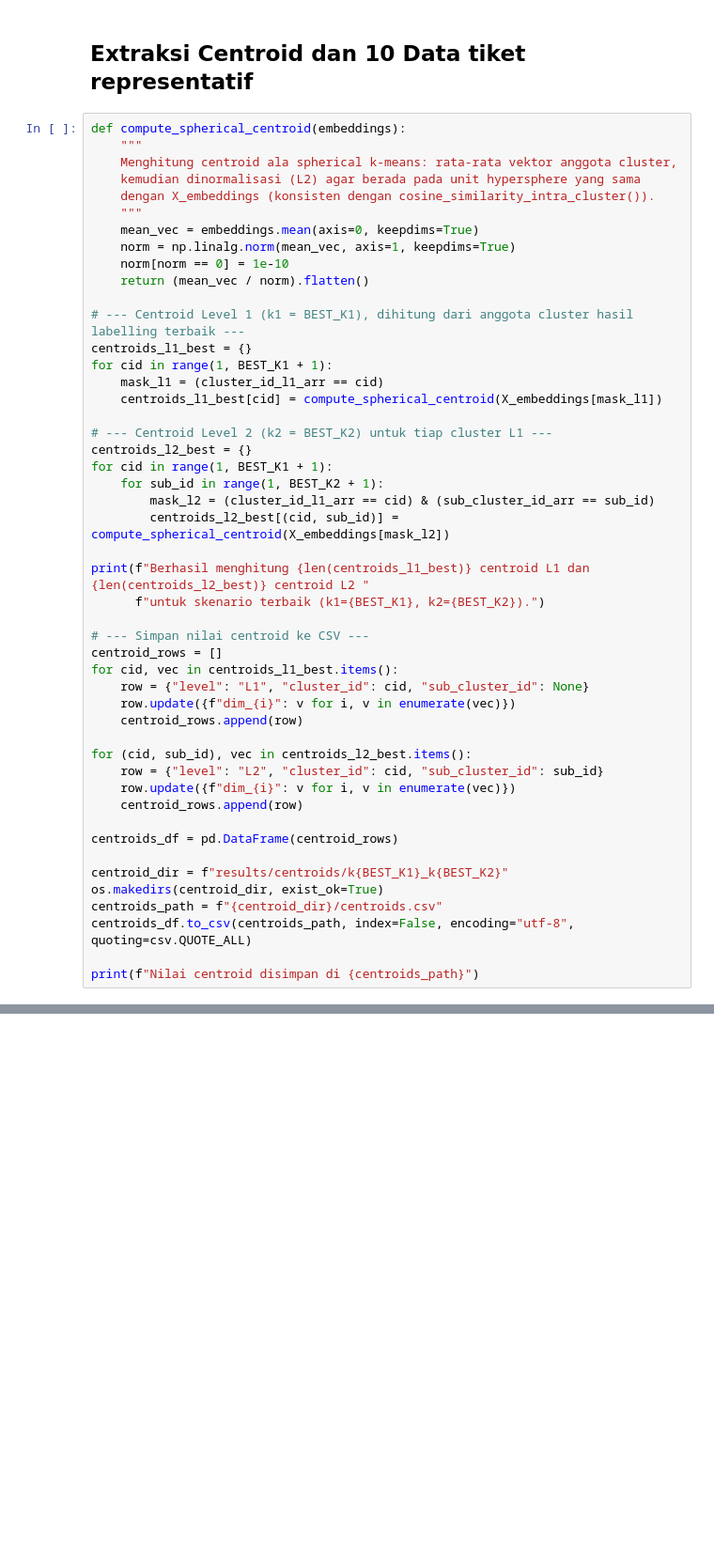
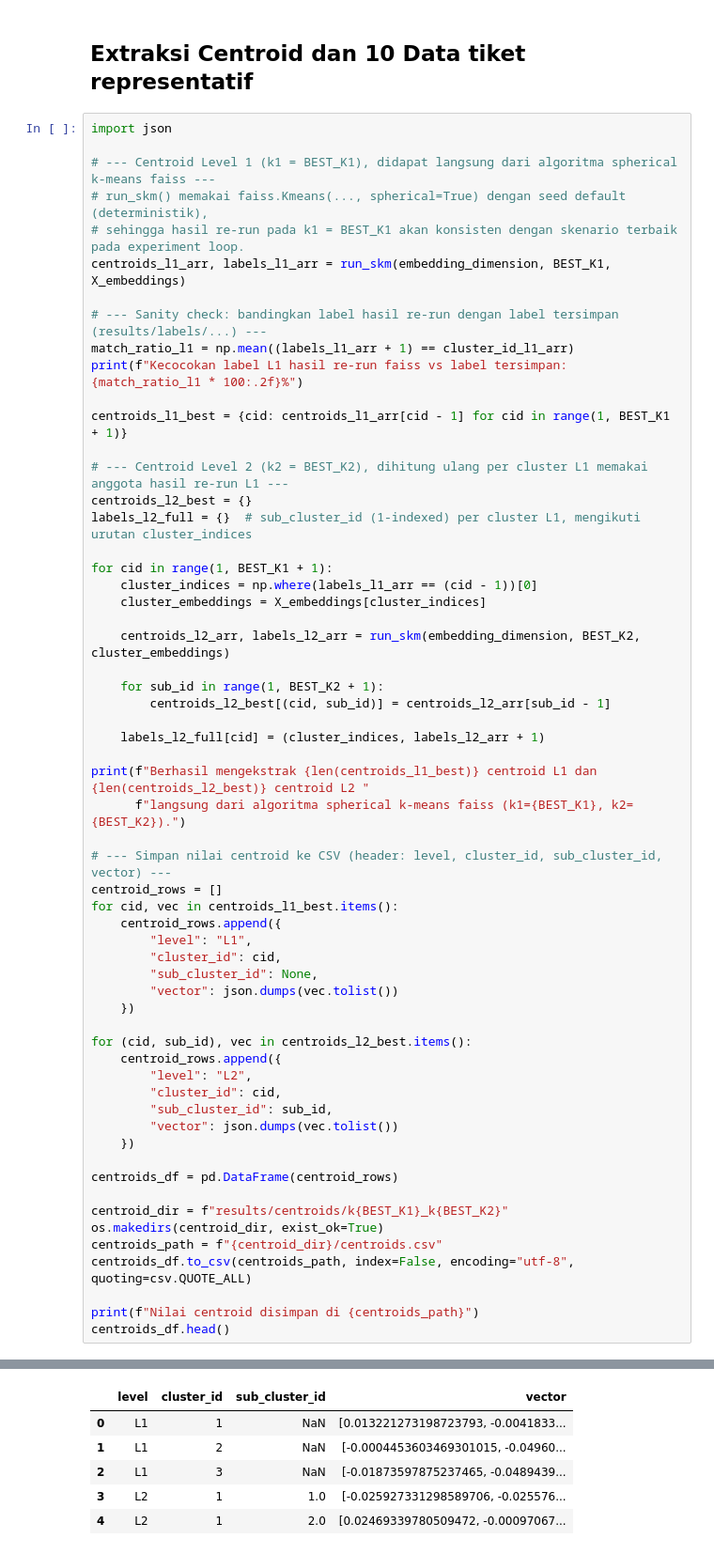
Before and after one commit to septyanagstn/clustering_indosbert_recursive_spherical_k-means, a Jupyter notebook: clustering.ipynb, the cells around one changed output, grey strips where cells are left out. Shown at 94% size. Drawn from its saved outputs; the diff is of its cells as text; blank space fills up the shorter version.

```diff
--- a/clustering.ipynb
+++ b/clustering.ipynb
@@ -469,44 +456,54 @@ Visualisasi t-SNE disimpan di results/tsne/k3_k2_tsne.png
 # %% [markdown]
 ## Extraksi Centroid dan 10 Data tiket representatif
 # %%
-def compute_spherical_centroid(embeddings):
-    """
-    Menghitung centroid ala spherical k-means: rata-rata vektor anggota cluster,
-    kemudian dinormalisasi (L2) agar berada pada unit hypersphere yang sama
-    dengan X_embeddings (konsisten dengan cosine_similarity_intra_cluster()).
-    """
-    mean_vec = embeddings.mean(axis=0, keepdims=True)
-    norm = np.linalg.norm(mean_vec, axis=1, keepdims=True)
-    norm[norm == 0] = 1e-10
-    return (mean_vec / norm).flatten()
+import json
 
-# --- Centroid Level 1 (k1 = BEST_K1), dihitung dari anggota cluster hasil labelling terbaik ---
-centroids_l1_best = {}
+# --- Centroid Level 1 (k1 = BEST_K1), didapat langsung dari algoritma spherical k-means faiss ---
+# run_skm() memakai faiss.Kmeans(..., spherical=True) dengan seed default (deterministik),
+# sehingga hasil re-run pada k1 = BEST_K1 akan konsisten dengan skenario terbaik pada experiment loop.
+centroids_l1_arr, labels_l1_arr = run_skm(embedding_dimension, BEST_K1, X_embeddings)
+
+# --- Sanity check: bandingkan label hasil re-run dengan label tersimpan (results/labels/...) ---
+match_ratio_l1 = np.mean((labels_l1_arr + 1) == cluster_id_l1_arr)
+print(f"Kecocokan label L1 hasil re-run faiss vs label tersimpan: {match_ratio_l1 * 100:.2f}%")
+
+centroids_l1_best = {cid: centroids_l1_arr[cid - 1] for cid in range(1, BEST_K1 + 1)}
+
+# --- Centroid Level 2 (k2 = BEST_K2), dihitung ulang per cluster L1 memakai anggota hasil re-run L1 ---
+centroids_l2_best = {}
+labels_l2_full = {}  # sub_cluster_id (1-indexed) per cluster L1, mengikuti urutan cluster_indices
+
 for cid in range(1, BEST_K1 + 1):
-    mask_l1 = (cluster_id_l1_arr == cid)
-    centroids_l1_best[cid] = compute_spherical_centroid(X_embeddings[mask_l1])
+    cluster_indices = np.where(labels_l1_arr == (cid - 1))[0]
+    cluster_embeddings = X_embeddings[cluster_indices]
 
-# --- Centroid Level 2 (k2 = BEST_K2) untuk tiap cluster L1 ---
-centroids_l2_best = {}
-for cid in range(1, BEST_K1 + 1):
+    centroids_l2_arr, labels_l2_arr = run_skm(embedding_dimension, BEST_K2, cluster_embeddings)
+
     for sub_id in range(1, BEST_K2 + 1):
-        mask_l2 = (cluster_id_l1_arr == cid) & (sub_cluster_id_arr == sub_id)
-        centroids_l2_best[(cid, sub_id)] = compute_spherical_centroid(X_embeddings[mask_l2])
+        centroids_l2_best[(cid, sub_id)] = centroids_l2_arr[sub_id - 1]
 
-print(f"Berhasil menghitung {len(centroids_l1_best)} centroid L1 dan {len(centroids_l2_best)} centroid L2 "
-      f"untuk skenario terbaik (k1={BEST_K1}, k2={BEST_K2}).")
+    labels_l2_full[cid] = (cluster_indices, labels_l2_arr + 1)
 
-# --- Simpan nilai centroid ke CSV ---
+print(f"Berhasil mengekstrak {len(centroids_l1_best)} centroid L1 dan {len(centroids_l2_best)} centroid L2 "
+      f"langsung dari algoritma spherical k-means faiss (k1={BEST_K1}, k2={BEST_K2}).")
+
+# --- Simpan nilai centroid ke CSV (header: level, cluster_id, sub_cluster_id, vector) ---
 centroid_rows = []
 for cid, vec in centroids_l1_best.items():
-    row = {"level": "L1", "cluster_id": cid, "sub_cluster_id": None}
-    row.update({f"dim_{i}": v for i, v in enumerate(vec)})
-    centroid_rows.append(row)
+    centroid_rows.append({
+        "level": "L1",
+        "cluster_id": cid,
+        "sub_cluster_id": None,
+        "vector": json.dumps(vec.tolist())
+    })
 
 for (cid, sub_id), vec in centroids_l2_best.items():
-    row = {"level": "L2", "cluster_id": cid, "sub_cluster_id": sub_id}
-    row.update({f"dim_{i}": v for i, v in enumerate(vec)})
-    centroid_rows.append(row)
+    centroid_rows.append({
+        "level": "L2",
+        "cluster_id": cid,
+        "sub_cluster_id": sub_id,
+        "vector": json.dumps(vec.tolist())
+    })
 
 centroids_df = pd.DataFrame(centroid_rows)
 
@@ -516,3 +513,5 @@ centroids_path = f"{centroid_dir}/centroids.csv"
 centroids_df.to_csv(centroids_path, index=False, encoding="utf-8", quoting=csv.QUOTE_ALL)
 
 print(f"Nilai centroid disimpan di {centroids_path}")
+centroids_df.head()
+# %% [output]
@@ -519,3 +521,9 @@ print(f"Nilai centroid disimpan di {centroids_path}")
+|  | level | cluster_id | sub_cluster_id | vector |
+| 0 | L1 | 1 | NaN | [0.013221273198723793, -0.0041833... |
+| 1 | L1 | 2 | NaN | [-0.0004453603469301015, -0.04960... |
+| 2 | L1 | 3 | NaN | [-0.01873597875237465, -0.0489439... |
+| 3 | L2 | 1 | 1.0 | [-0.025927331298589706, -0.025576... |
+| 4 | L2 | 1 | 2.0 | [0.02469339780509472, -0.00097067... |
 # %%
 def get_nearest_farthest(embeddings, indices, raw_tickets, centroid, top_n=5):
     """
```
Also changed, not shown: parts of 7 cells of this notebook, 2 other files.
